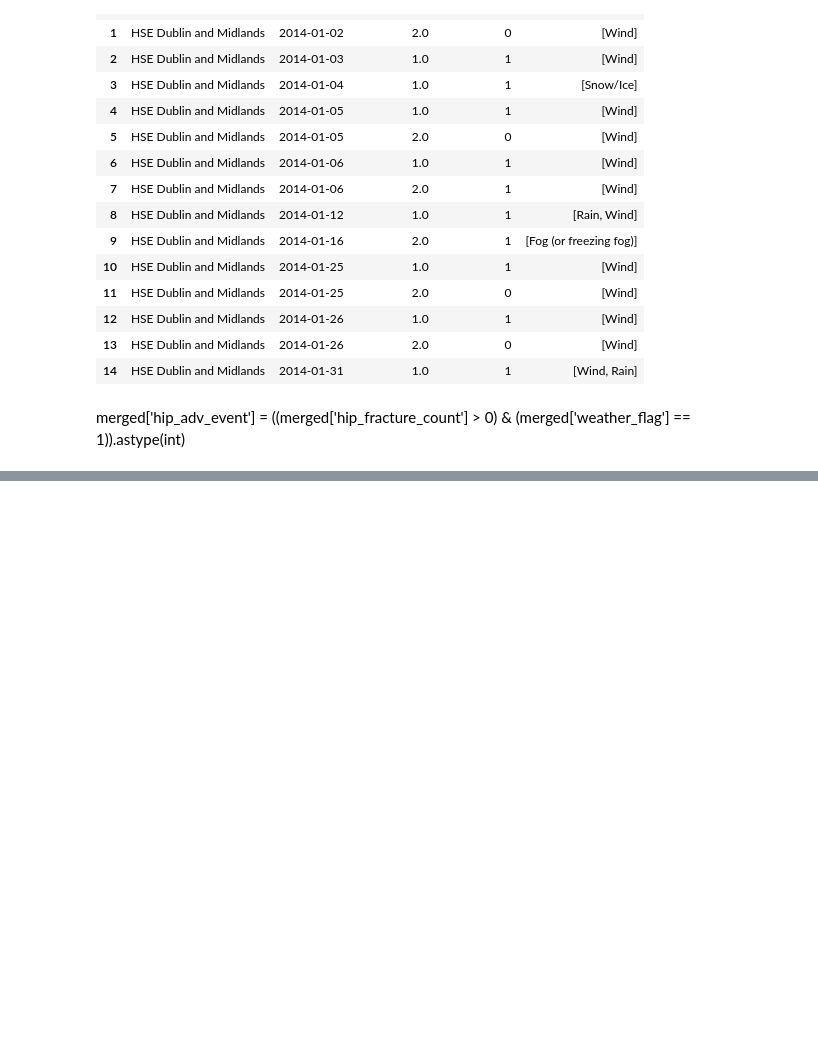
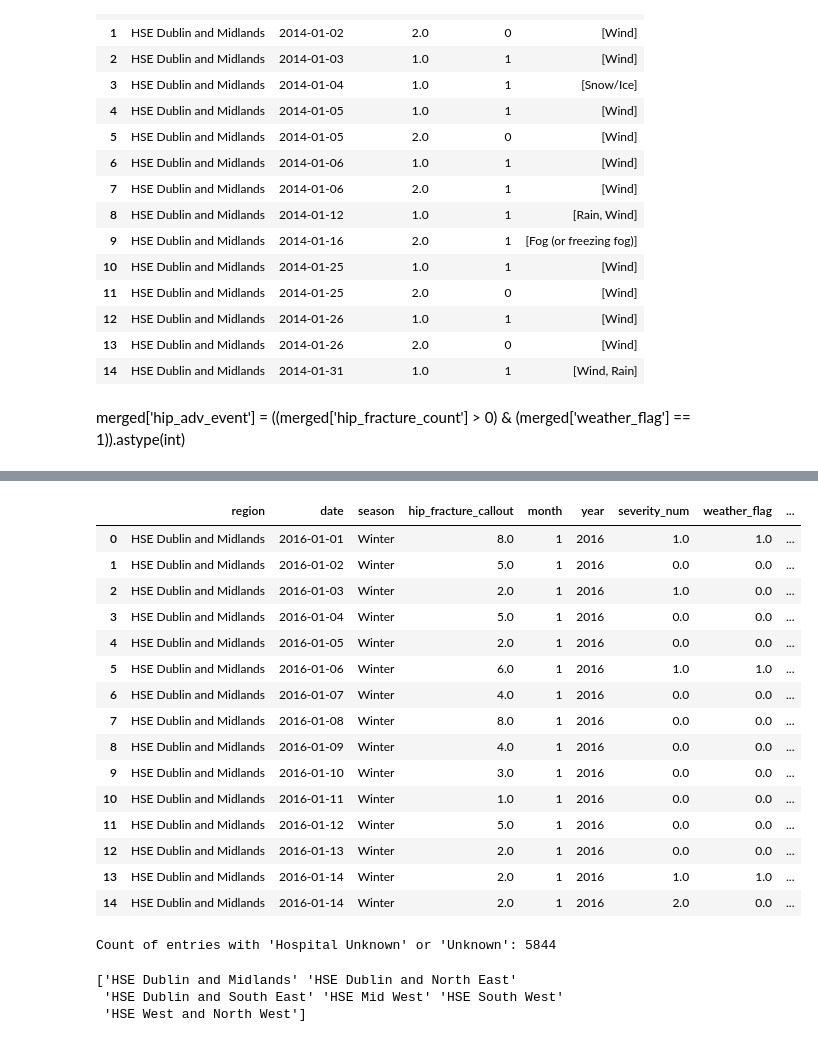
Before and after one commit to paulie57/ul_project_Msc_AI, a Jupyter notebook: analysis/processed_data/analysed_data/nas_statsmodels.ipynb, the cells around one changed output, grey strips where cells are left out. Cells and saved outputs as stored; diff of their text form; code cells hidden in the pictures; blank space fills up the shorter version.

```diff
--- a/analysis/processed_data/analysed_data/statsmodels.ipynb
+++ b/analysis/processed_data/analysed_data/nas_statsmodels.ipynb
@@ -481,4 +428,0 @@ df_census.rename(columns={'Year': 'year'}, inplace=True)
-# %%
-df_census.rename(columns={'Population (Linear Est)': 'population'}, inplace=True)
-# %%
-df_census['region'] = df_census['region'].replace('HSE Midwest', 'HSE Mid West')
@@ -485,3 +443,8 @@ df_census['region'] = df_census['region'].replace('HSE Midwest', 'HSE Mid West')
+# %%
+##naming corrections
+df_census['region'] = df_census['region'].replace({'HSE Midwest': 'HSE Mid West'})
+# %%
+merged['region'] = merged['region'].replace({'HSE South East': 'HSE South West'})
 # %%
 df_with_pop = pd.merge(
     merged,     # your merged daily data (weather + hip fractures)
@@ -531,0 +455,19 @@ df_with_pop[df_with_pop['region'] == 'HSE Dublin and Midlands'].head(15)
+# %%
+df_with_pop.head(15)
+# %% [output]
+|  | region | date | season | hip_fracture_callout | month | year | severity_num | weather_flag | ... |
+| 0 | HSE Dublin and Midlands | 2016-01-01 | Winter | 8.0 | 1 | 2016 | 1.0 | 1.0 | ... |
+| 1 | HSE Dublin and Midlands | 2016-01-02 | Winter | 5.0 | 1 | 2016 | 0.0 | 0.0 | ... |
+| 2 | HSE Dublin and Midlands | 2016-01-03 | Winter | 2.0 | 1 | 2016 | 1.0 | 0.0 | ... |
+| 3 | HSE Dublin and Midlands | 2016-01-04 | Winter | 5.0 | 1 | 2016 | 0.0 | 0.0 | ... |
+| 4 | HSE Dublin and Midlands | 2016-01-05 | Winter | 2.0 | 1 | 2016 | 0.0 | 0.0 | ... |
+| 5 | HSE Dublin and Midlands | 2016-01-06 | Winter | 6.0 | 1 | 2016 | 1.0 | 1.0 | ... |
+| 6 | HSE Dublin and Midlands | 2016-01-07 | Winter | 4.0 | 1 | 2016 | 0.0 | 0.0 | ... |
+| 7 | HSE Dublin and Midlands | 2016-01-08 | Winter | 8.0 | 1 | 2016 | 0.0 | 0.0 | ... |
+| 8 | HSE Dublin and Midlands | 2016-01-09 | Winter | 4.0 | 1 | 2016 | 0.0 | 0.0 | ... |
+| 9 | HSE Dublin and Midlands | 2016-01-10 | Winter | 3.0 | 1 | 2016 | 0.0 | 0.0 | ... |
+| 10 | HSE Dublin and Midlands | 2016-01-11 | Winter | 1.0 | 1 | 2016 | 0.0 | 0.0 | ... |
+| 11 | HSE Dublin and Midlands | 2016-01-12 | Winter | 5.0 | 1 | 2016 | 0.0 | 0.0 | ... |
+| 12 | HSE Dublin and Midlands | 2016-01-13 | Winter | 2.0 | 1 | 2016 | 0.0 | 0.0 | ... |
+| 13 | HSE Dublin and Midlands | 2016-01-14 | Winter | 2.0 | 1 | 2016 | 1.0 | 1.0 | ... |
+| 14 | HSE Dublin and Midlands | 2016-01-14 | Winter | 2.0 | 1 | 2016 | 2.0 | 0.0 | ... |
@@ -531,0 +490,16 @@ df_with_pop[df_with_pop['region'] == 'HSE Dublin and Midlands'].head(15)
+# %%
+# Count entries with either 'Hospital Unknown' or 'Unknown'
+count = df_with_pop[df_with_pop['region'].isin(['Hospital Unknown', 'Unknown'])].shape[0]
+print("Count of entries with 'Hospital Unknown' or 'Unknown':", count)
+# %% [output]
+Count of entries with 'Hospital Unknown' or 'Unknown': 5844
+# %%
+# Filter out rows where region is 'Hospital Unknown' or 'Unknown'
+df_with_pop = df_with_pop[~df_with_pop['region'].isin(['Hospital Unknown', 'Unknown'])]
+
+# Verify by checking unique values
+print(df_with_pop['region'].unique())
+# %% [output]
+['HSE Dublin and Midlands' 'HSE Dublin and North East'
+ 'HSE Dublin and South East' 'HSE Mid West' 'HSE South West'
+ 'HSE West and North West']
```
Also changed, not shown: parts of 53 cells of this notebook, 15 other files.
